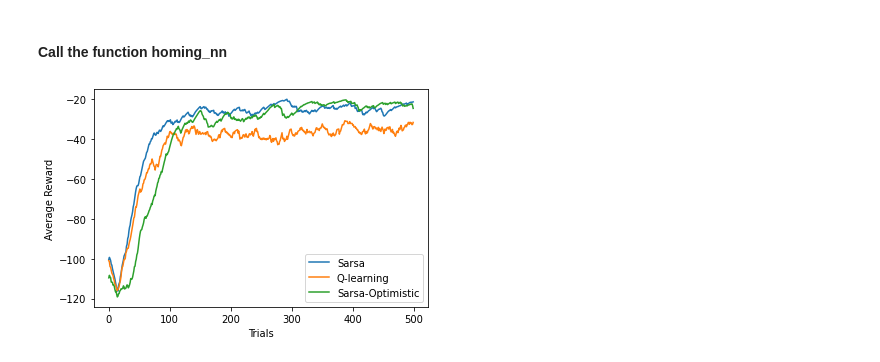
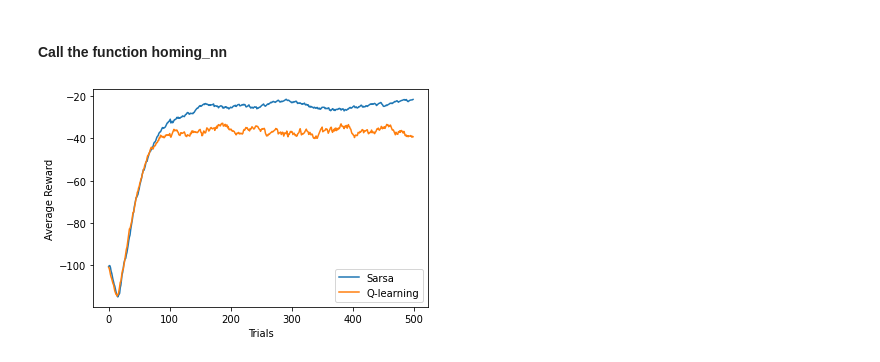
Before and after one commit to Topolewski-Kamil/robot-reinforcement-learning, a Jupyter notebook: robot.ipynb, the cells around one changed output. Cells and saved outputs as stored; diff of their text form; code cells hidden in the pictures.

```diff
--- a/robot.ipynb
+++ b/robot.ipynb
@@ -184,7 +185,7 @@ def homing_nn(n_trials, n_steps, learning_rate, eps, gamma, policy, algorithm):
 #### Call the function homing_nn
 # %%
 # Parameter setup
-nRepetitions = 5;   # number of runs for the algorithm
+nRepetitions = 10;   # number of runs for the algorithm
 nTrials = 500;      # should be integer >0
 nSteps = 100;        # maximum number of allowed steps
 learningRate = 0.5; # should be real, Greater than 0
@@ -205,34 +206,34 @@ rewardsOpt = np.zeros((nRepetitions, nTrials))
 for i in range(nRepetitions):
     np.random.seed(i)
     learning_curvesE[i], rewardsE[i,:], routesE = homing_nn(nTrials, nSteps, learningRate, epsilon, gamma, 'e-greedy', 'sarsa')
+    learning_curvesOpt[i], rewardsOpt[i,:], routesOpt = homing_nn(nTrials, nSteps, learningRate, epsilon, gamma, 'opt-greedy', 'sarsa')
     learning_curvesQ[i], rewardsQ[i,:], routesQ = homing_nn(nTrials, nSteps, learningRate, epsilon, gamma, 'e-greedy', 'qlearning')
-    learning_curvesOpt[i], rewardsOpt[i,:], routesOpt = homing_nn(nTrials, nSteps, learningRate, epsilon, gamma, 'opt-greedy', 'sarsa')
+    learning_curvesQ[i], rewardsQ[i,:], routesQ = homing_nn(nTrials, nSteps, learningRate, epsilon, gamma, 'e-greedy', 'qlearning')
 # %%
 def ema_smooth(rewards):
   tau = 0.05
   smooth_rewards = np.zeros((nRepetitions, nTrials))
   for i in range(nRepetitions):
     for j in range(nTrials):
       if j == 0:
         smooth_rewards[i,j] = rewards[i][j]
       else:
         smooth_rewards[i][j] = rewards[i][j] * tau + smooth_rewards[i][j-1]*(1-tau)
   return smooth_rewards
 
 smooth_rewards = ema_smooth(rewardsE)
 smooth_rewardsQ = ema_smooth(rewardsQ)
 smooth_rewardsOpt = ema_smooth(rewardsOpt)
 
 
 # Plot the rewards averaged over the repeats
 plt.plot(np.arange(nTrials), smooth_rewards.mean(axis=0), label = 'Sarsa')
 plt.plot(np.arange(nTrials), smooth_rewardsQ.mean(axis=0), label = 'Q-learning')
-plt.plot(np.arange(nTrials), smooth_rewardsOpt.mean(axis=0), label = 'Sarsa-Optimistic')
-
+# plt.plot(np.arange(nTrials), smooth_rewardsOpt.mean(axis=0), label = 'Sarsa-Optimistic')
 
 plt.xlabel('Trials')
 plt.ylabel('Average Reward')
 plt.legend()
 plt.show()
 # %% [output]
-[figure, old version]
+[figure, new version]
```
Also changed, not shown: parts of 4 cells of this notebook.
